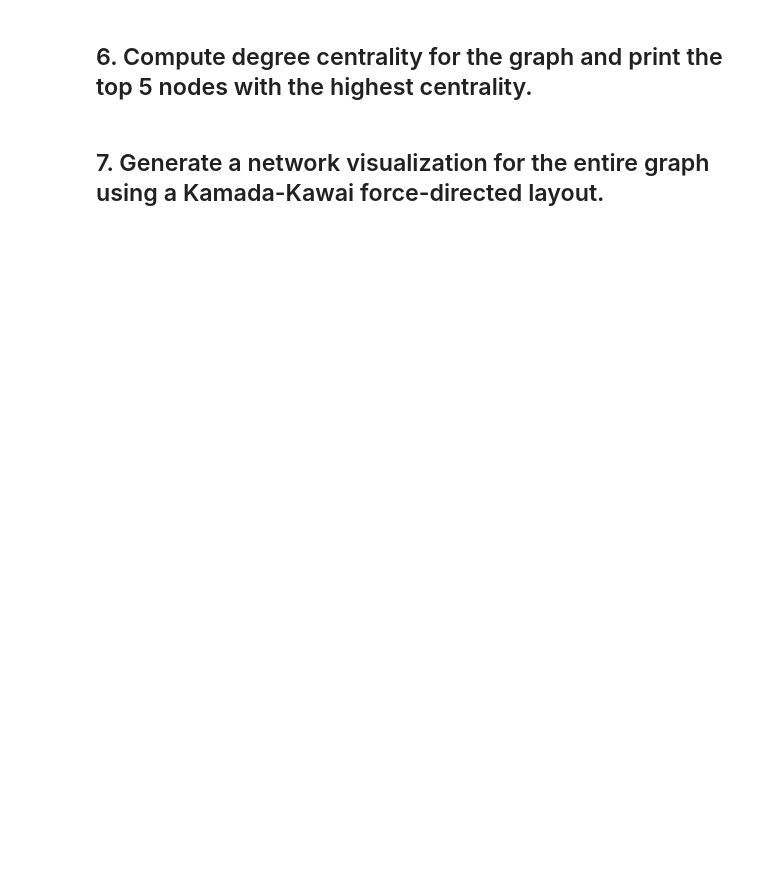
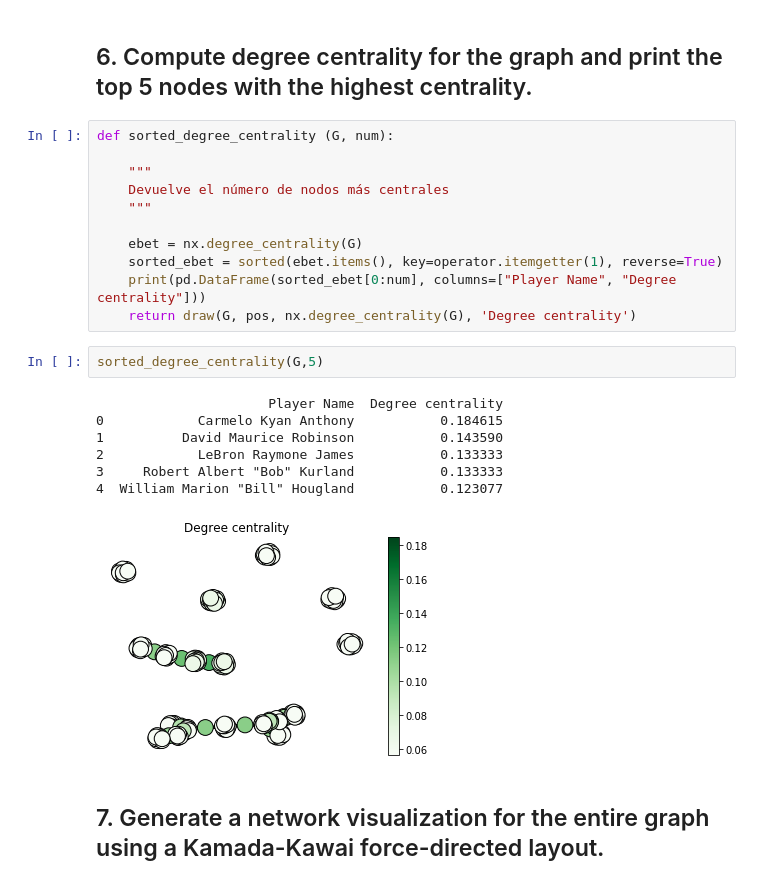
Before and after one commit to ta-datapt-bcn/lab-network-analysis, a Jupyter notebook: your-code/main.ipynb, the cells around one changed output. Cells and saved outputs as stored; diff of their text form; blank space fills up the shorter version.

```diff
--- a/your-code/main.ipynb
+++ b/your-code/main.ipynb
@@ -35,4 +154,25 @@ Sort descending by the number of pairwise interactions. Which pair of players ha
 # %% [markdown]
 ## 6. Compute degree centrality for the graph and print the top 5 nodes with the highest centrality.
+# %%
+def sorted_degree_centrality (G, num):
+
+    """
+    Devuelve el número de nodos más centrales
+    """
+
+    ebet = nx.degree_centrality(G)
+    sorted_ebet = sorted(ebet.items(), key=operator.itemgetter(1), reverse=True)
+    print(pd.DataFrame(sorted_ebet[0:num], columns=["Player Name", "Degree centrality"]))
+    return draw(G, pos, nx.degree_centrality(G), 'Degree centrality')
+# %%
+sorted_degree_centrality(G,5)
+# %% [output]
+                      Player Name  Degree centrality
+0            Carmelo Kyan Anthony           0.184615
+1          David Maurice Robinson           0.143590
+2            LeBron Raymone James           0.133333
+3     Robert Albert "Bob" Kurland           0.133333
+4  William Marion "Bill" Hougland           0.123077
+[figure, added]
 # %% [markdown]
 ## 7. Generate a network visualization for the entire graph using a Kamada-Kawai force-directed layout.
```
Also changed, not shown: parts of 18 cells of this notebook.
